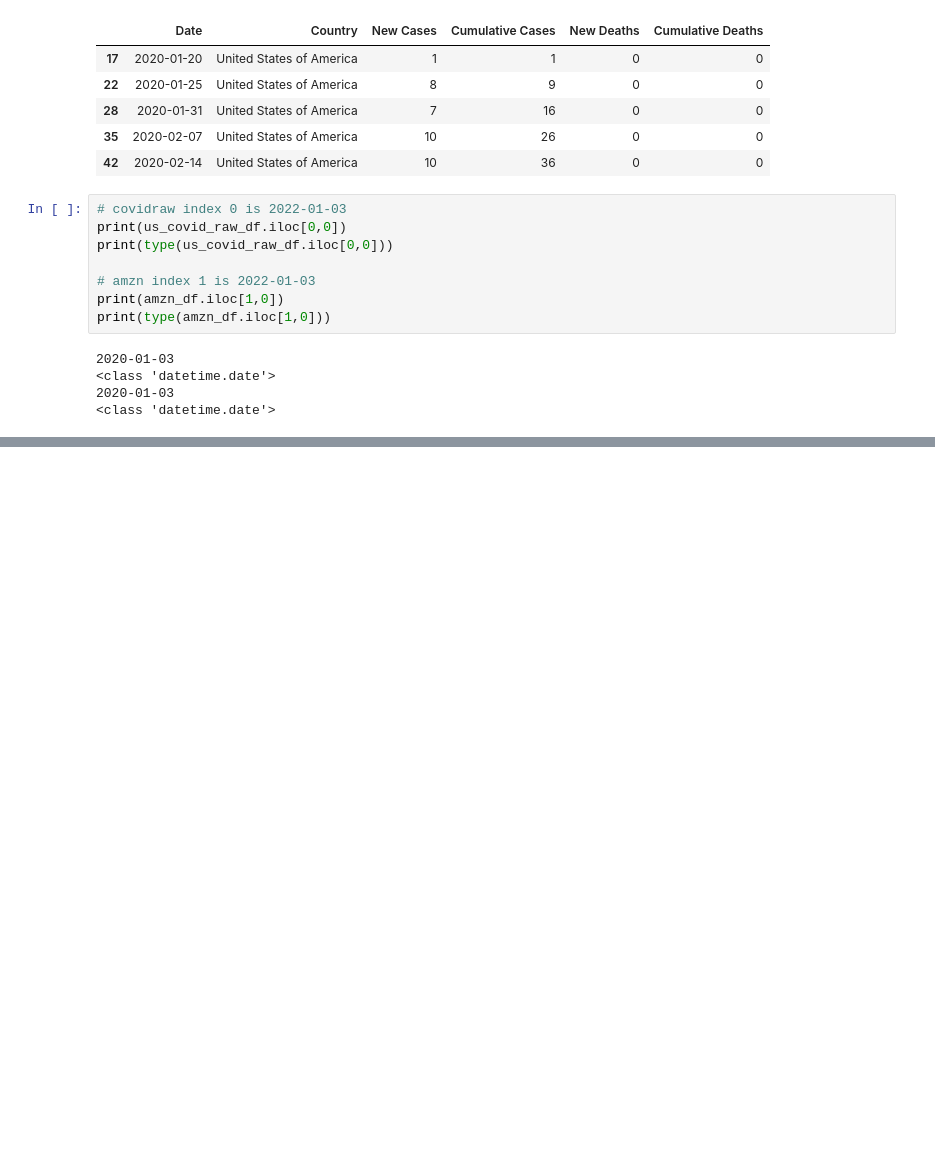
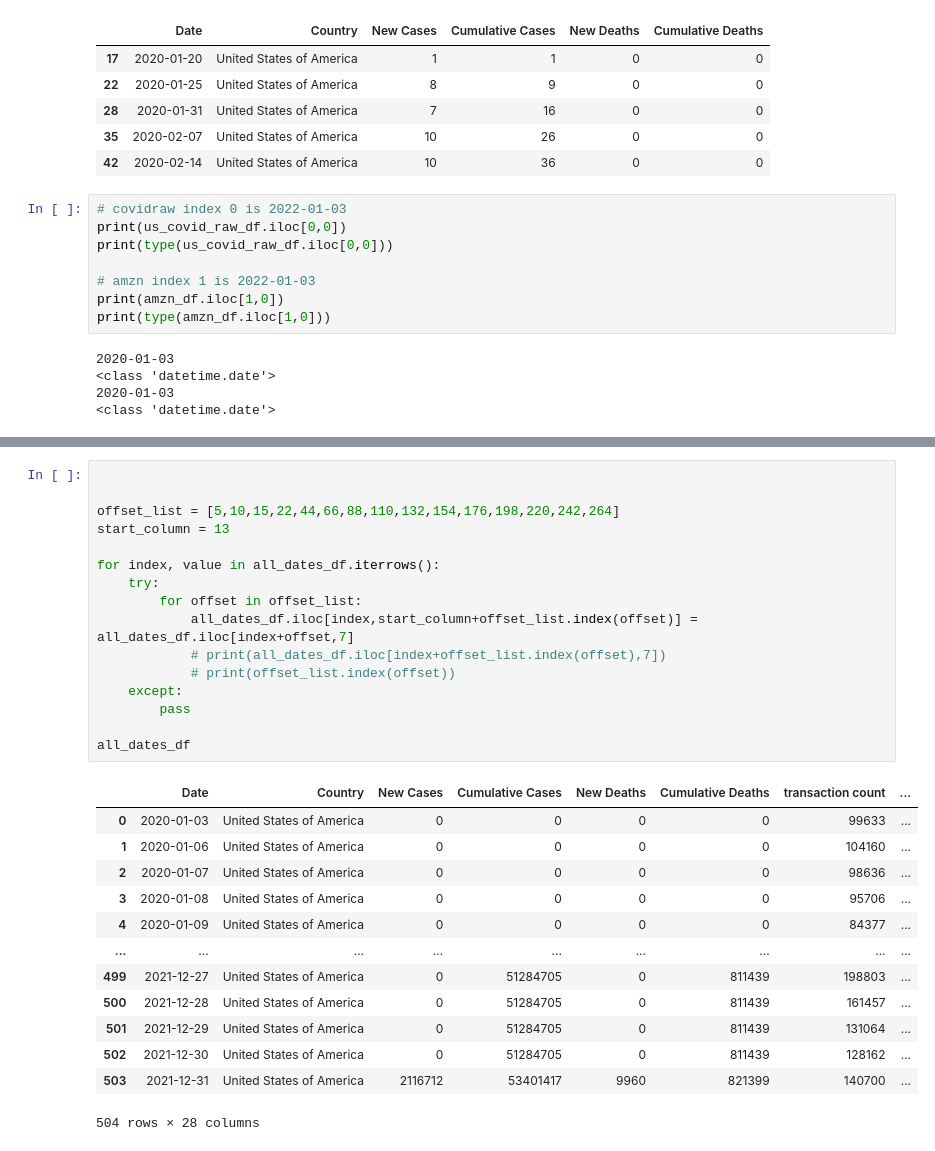
Before and after one commit to lamotteBootcamp/Amazon_profit_analysis_in_Covid_pandemic, a Jupyter notebook: Sam/amazondataclean.ipynb, the cells around one changed output, grey strips where cells are left out. Saved outputs shown, nothing was run; the diff lists cells and outputs as text; blank space fills up the shorter version.

```diff
--- a/Sam/amazondataclean.ipynb
+++ b/Sam/amazondataclean.ipynb
@@ -102,0 +125,30 @@ filtered_df.head()
+# %%
+
+
+offset_list = [5,10,15,22,44,66,88,110,132,154,176,198,220,242,264]
+start_column = 13
+
+for index, value in all_dates_df.iterrows():
+    try:
+        for offset in offset_list:
+            all_dates_df.iloc[index,start_column+offset_list.index(offset)] = all_dates_df.iloc[index+offset,7]
+            # print(all_dates_df.iloc[index+offset_list.index(offset),7])
+            # print(offset_list.index(offset))
+    except:
+        pass
+
+all_dates_df
+# %% [output]
+|  | Date | Country | New Cases | Cumulative Cases | New Deaths | Cumulative Deaths | transaction count | ... |
+| 0 | 2020-01-03 | United States of America | 0 | 0 | 0 | 0 | 99633 | ... |
+| 1 | 2020-01-06 | United States of America | 0 | 0 | 0 | 0 | 104160 | ... |
+| 2 | 2020-01-07 | United States of America | 0 | 0 | 0 | 0 | 98636 | ... |
+| 3 | 2020-01-08 | United States of America | 0 | 0 | 0 | 0 | 95706 | ... |
+| 4 | 2020-01-09 | United States of America | 0 | 0 | 0 | 0 | 84377 | ... |
+| ... | ... | ... | ... | ... | ... | ... | ... | ... |
+| 499 | 2021-12-27 | United States of America | 0 | 51284705 | 0 | 811439 | 198803 | ... |
+| 500 | 2021-12-28 | United States of America | 0 | 51284705 | 0 | 811439 | 161457 | ... |
+| 501 | 2021-12-29 | United States of America | 0 | 51284705 | 0 | 811439 | 131064 | ... |
+| 502 | 2021-12-30 | United States of America | 0 | 51284705 | 0 | 811439 | 128162 | ... |
+| 503 | 2021-12-31 | United States of America | 2116712 | 53401417 | 9960 | 821399 | 140700 | ... |
+504 rows × 28 columns
```
Also changed, not shown: parts of 6 cells of this notebook.
